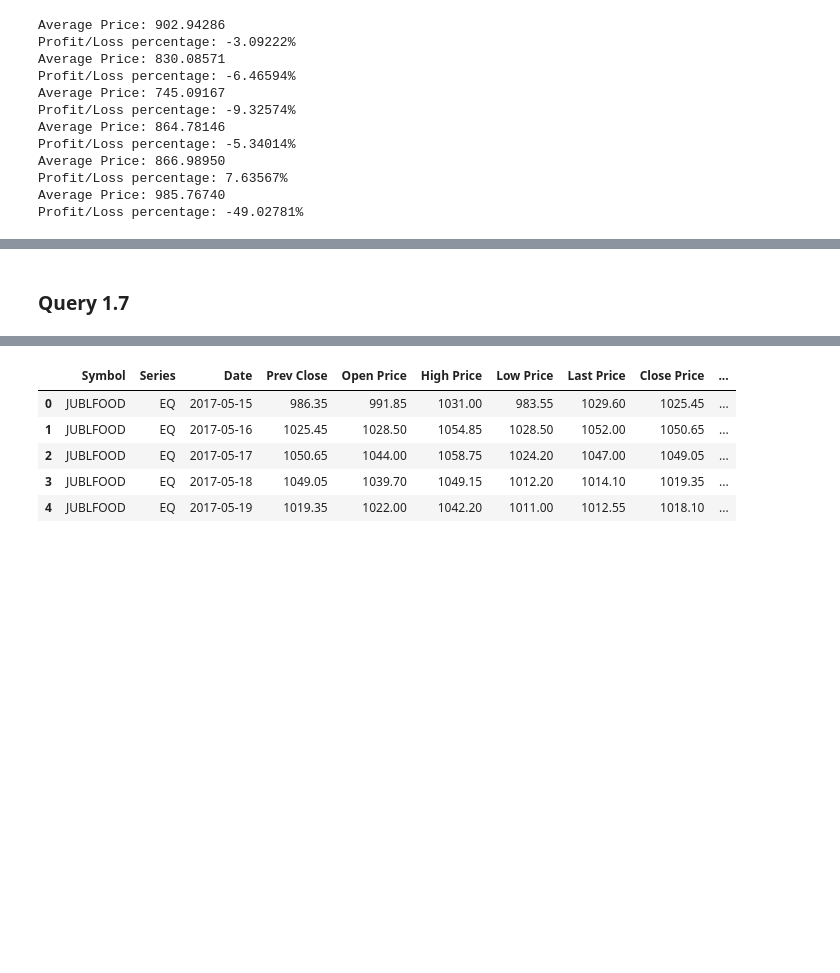
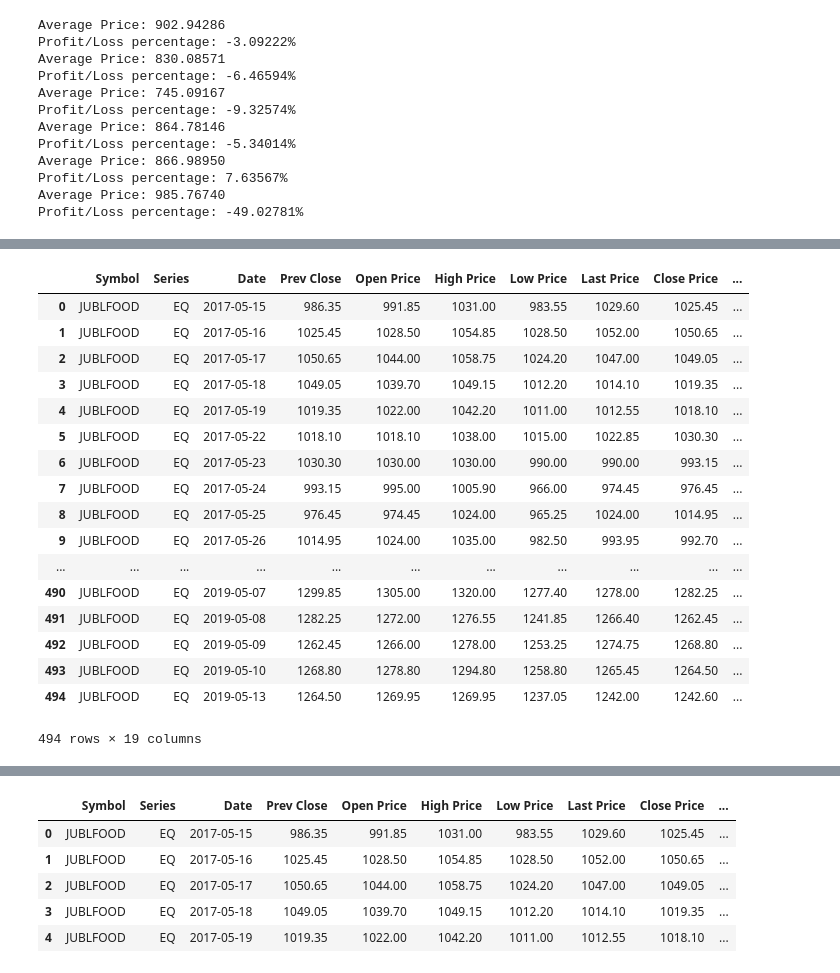
Before and after one commit to Juhi1201/Machine-Learning-Internship, a Jupyter notebook: Module 1- Pandas.ipynb, the cells around one changed output, grey strips where cells are left out. Drawn from its saved outputs; the diff is of its cells as text; code cells hidden in the pictures; blank space fills up the shorter version.

```diff
--- a/Module 1- Pandas.ipynb
+++ b/Module 1- Pandas.ipynb
@@ -162,5 +173,23 @@ Profit/Loss percentage: -49.02781%
 # %%
 train['Day_Perc_Change'] = (train['Close Price'].pct_change())*100
 train.iloc[0,-1] = 0 # Setting row 1 value to 0
+train
+# %% [output]
+|  | Symbol | Series | Date | Prev Close | Open Price | High Price | Low Price | Last Price | Close Price | ... |
+| 0 | JUBLFOOD | EQ | 2017-05-15 | 986.35 | 991.85 | 1031.00 | 983.55 | 1029.60 | 1025.45 | ... |
+| 1 | JUBLFOOD | EQ | 2017-05-16 | 1025.45 | 1028.50 | 1054.85 | 1028.50 | 1052.00 | 1050.65 | ... |
+| 2 | JUBLFOOD | EQ | 2017-05-17 | 1050.65 | 1044.00 | 1058.75 | 1024.20 | 1047.00 | 1049.05 | ... |
+| 3 | JUBLFOOD | EQ | 2017-05-18 | 1049.05 | 1039.70 | 1049.15 | 1012.20 | 1014.10 | 1019.35 | ... |
+| 4 | JUBLFOOD | EQ | 2017-05-19 | 1019.35 | 1022.00 | 1042.20 | 1011.00 | 1012.55 | 1018.10 | ... |
+| 5 | JUBLFOOD | EQ | 2017-05-22 | 1018.10 | 1018.10 | 1038.00 | 1015.00 | 1022.85 | 1030.30 | ... |
+| 6 | JUBLFOOD | EQ | 2017-05-23 | 1030.30 | 1030.00 | 1030.00 | 990.00 | 990.00 | 993.15 | ... |
+| 7 | JUBLFOOD | EQ | 2017-05-24 | 993.15 | 995.00 | 1005.90 | 966.00 | 974.45 | 976.45 | ... |
+| 8 | JUBLFOOD | EQ | 2017-05-25 | 976.45 | 974.45 | 1024.00 | 965.25 | 1024.00 | 1014.95 | ... |
+| 9 | JUBLFOOD | EQ | 2017-05-26 | 1014.95 | 1024.00 | 1035.00 | 982.50 | 993.95 | 992.70 | ... |
+| ... | ... | ... | ... | ... | ... | ... | ... | ... | ... | ... |
+| 490 | JUBLFOOD | EQ | 2019-05-07 | 1299.85 | 1305.00 | 1320.00 | 1277.40 | 1278.00 | 1282.25 | ... |
+| 491 | JUBLFOOD | EQ | 2019-05-08 | 1282.25 | 1272.00 | 1276.55 | 1241.85 | 1266.40 | 1262.45 | ... |
+| 492 | JUBLFOOD | EQ | 2019-05-09 | 1262.45 | 1266.00 | 1278.00 | 1253.25 | 1274.75 | 1268.80 | ... |
+| 493 | JUBLFOOD | EQ | 2019-05-10 | 1268.80 | 1278.80 | 1294.80 | 1258.80 | 1265.45 | 1264.50 | ... |
+| 494 | JUBLFOOD | EQ | 2019-05-13 | 1264.50 | 1269.95 | 1269.95 | 1237.05 | 1242.00 | 1242.60 | ... |
+494 rows × 19 columns
-# %% [markdown]
-### Query 1.7
```
Also changed, not shown: parts of 9 cells of this notebook, 1 other file.
